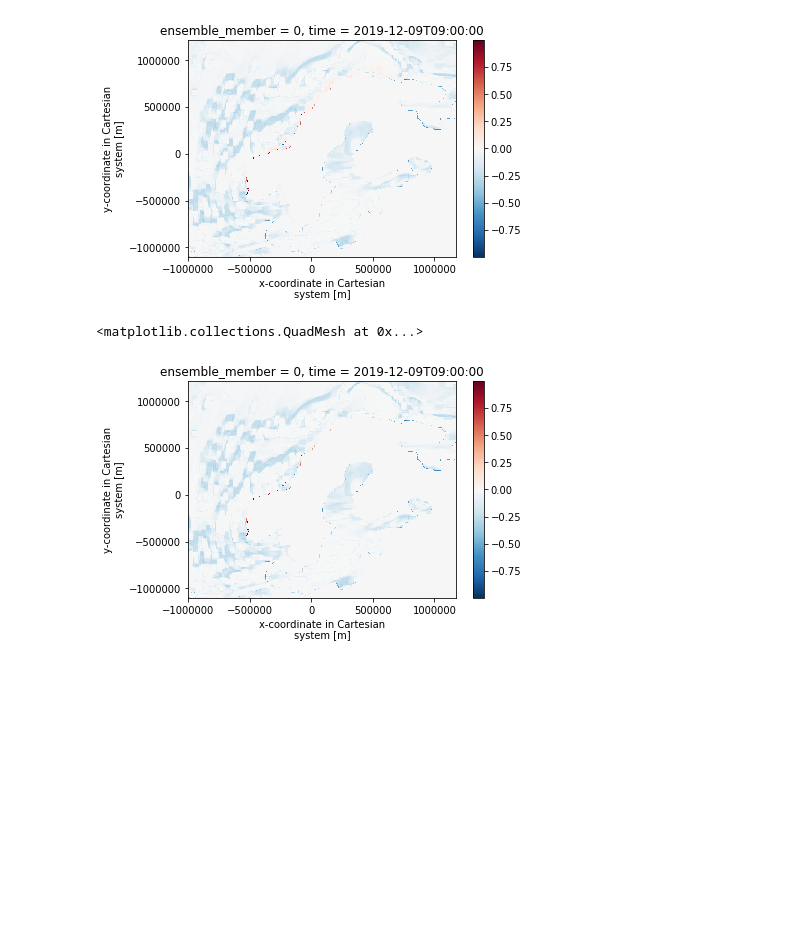
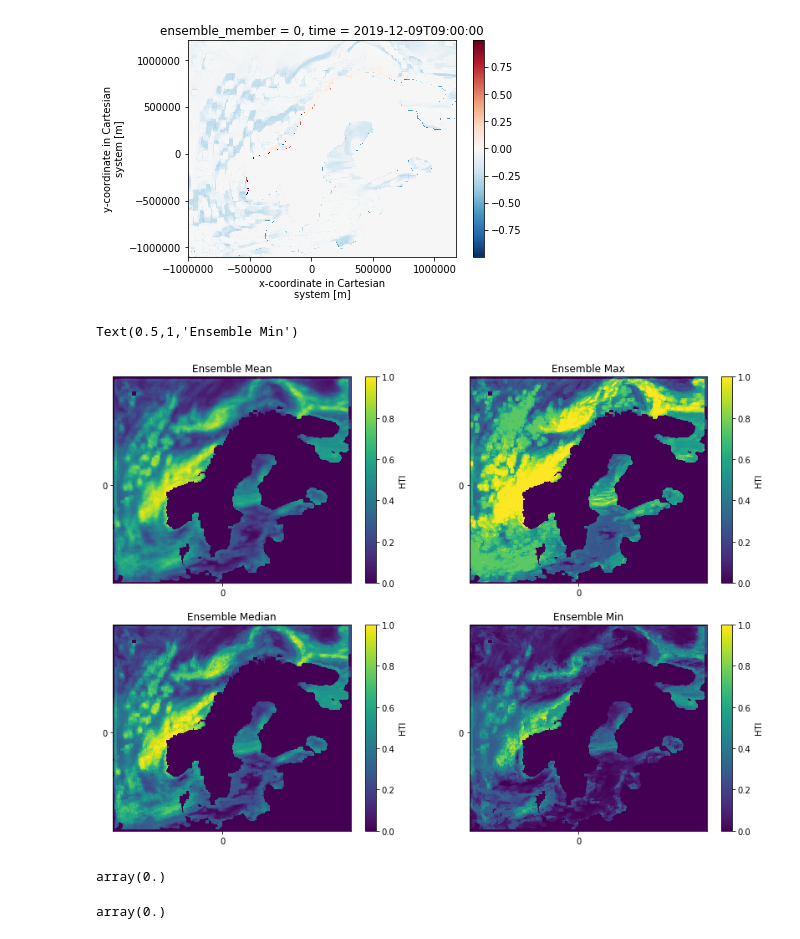
Before and after one commit to johtoblan/Master, a Jupyter notebook: Developing.ipynb, the cells around one changed output. Saved outputs shown, nothing was run; the diff lists cells and outputs as text; code cells hidden in the pictures; blank space fills up the shorter version.

```diff
--- a/Developing.ipynb
+++ b/Developing.ipynb
@@ -15,4 +10,2 @@ ds1 = xr.open_dataset("https://thredds.met.no/thredds/dodsC/mepsarchive/2019/12/
 HTI = xr.open_dataset("source/MEPS/meps_mbr0_pp_2_5km_20191209T06Z.nc")["helicopter_triggered_index"]
 HTI1 = xr.open_dataset("source/MEPS/cmeps_det_thunder_2_5km_20191209T06Z.nc")["helicopter_triggered_index"]
-# %%
-ds = ds.isel(x = range(10,879),y = range(10,939)).sel(ensemble_member=0)
@@ -170,8 +168,35 @@ HTIat10Local.plot()
 # %% [output]
 <matplotlib.collections.QuadMesh at 0x...>
 [figure]
-# %%
-(new_ds["HTI"].sel(ensemble_member=0)-HTIat10Local ).plot()
-# %% [output]
-<matplotlib.collections.QuadMesh at 0x...>
-[figure, removed]
+# %%
+fig, ax = plt.subplots(2,2,figsize=(14,10))
+
+
+new_ds["HTI"].mean("ensemble_member").plot(ax = ax[0][0],vmax=1.0,vmin = 0)
+new_ds["HTI"].median("ensemble_member").plot(ax = ax[1][0],vmax=1.0,vmin=0)
+new_ds["HTI"].max("ensemble_member").plot(ax = ax[0][1],vmax=1.0,vmin = 0)
+new_ds["HTI"].min("ensemble_member").plot(ax = ax[1][1],vmax=1.0,vmin=0)
+for x in ax:
+    x[0].set_xticks(range(0,1))
+    x[0].set_xlabel("")
+    x[1].set_xlabel("")
+    x[0].set_ylabel("")
+    x[1].set_ylabel("")
+    x[1].set_xticks(range(0,1))
+    x[0].set_yticks(range(0,1))
+    x[1].set_yticks(range(0,1))
+ax[0][0].set_title("Ensemble Mean")
+ax[0][1].set_title("Ensemble Max")
+ax[1][0].set_title("Ensemble Median")
+ax[1][1].set_title("Ensemble Min")
+# %% [output]
+Text(0.5,1,'Ensemble Min')
+[figure, added]
+# %%
+np.sum(HTIat10Local.longitude - new_ds["HTI"].longitude).values
+# %% [output]
+array(0.)
+# %%
+np.sum(HTIat10Local.latitude - new_ds["HTI"].latitude).values
+# %% [output]
+array(0.)
```
Also changed, not shown: parts of 7 cells of this notebook.
